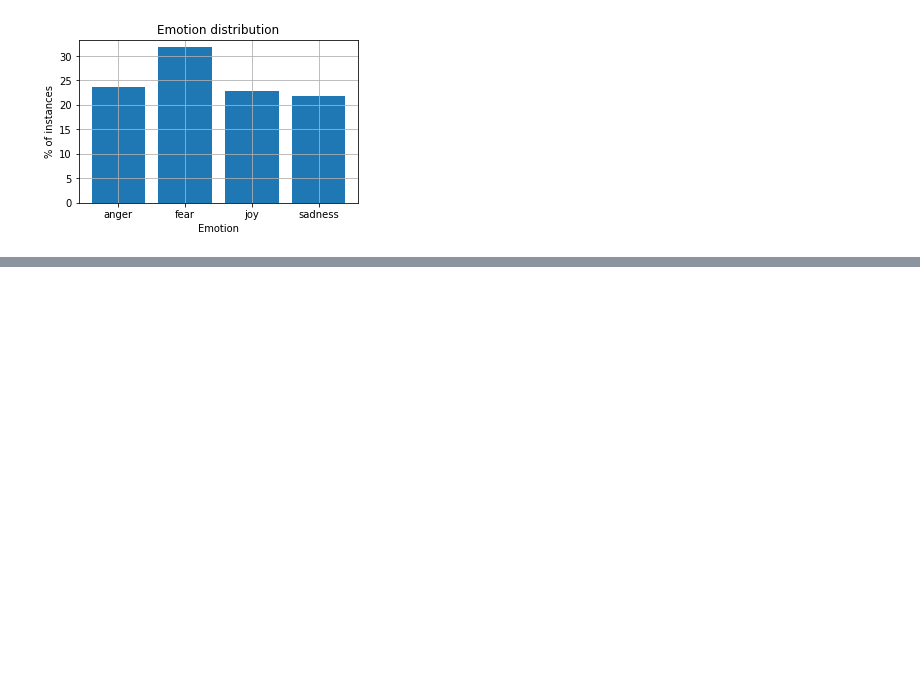
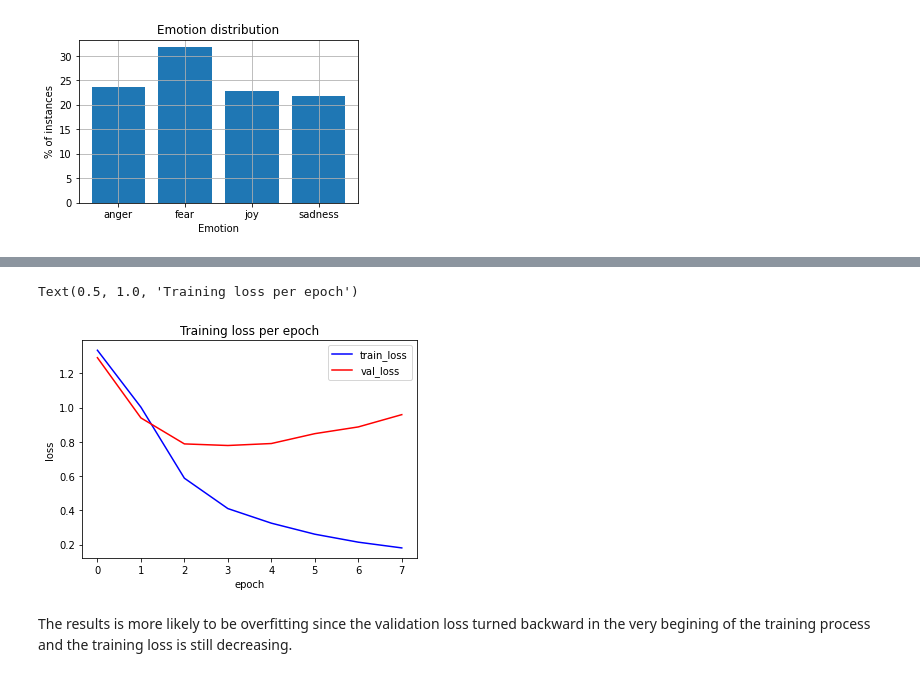
Before and after one commit to YiHungChen/DM2021-Lab2-HW2, a Jupyter notebook: DM2021-Lab2-Homework.ipynb, the cells around one changed output, grey strips where cells are left out. Saved outputs shown, nothing was run; the diff lists cells and outputs as text; code cells hidden in the pictures; blank space fills up the shorter version.

```diff
--- a/DM2021-Lab2-Homework.ipynb
+++ b/DM2021-Lab2-Homework.ipynb
@@ -173,0 +667,14 @@ plt.show()
+# %%
+fig, ax = plt.subplots()
+ax.plot(training_log.epoch, training_log.loss, 'b', label='train_loss')
+ax.plot(training_log.epoch, training_log.val_loss, 'r', label='val_loss')
+
+plt.legend()
+plt.xlabel('epoch')
+plt.ylabel('loss')
+plt.title('Training loss per epoch')
+# %% [output]
+Text(0.5, 1.0, 'Training loss per epoch')
+[figure, added]
+# %% [markdown]
+The results is more likely to be overfitting since the validation loss turned backward in the very begining of the training process and the training loss is still decreasing.
```
Also changed, not shown: parts of 67 cells of this notebook, 4 other files.
